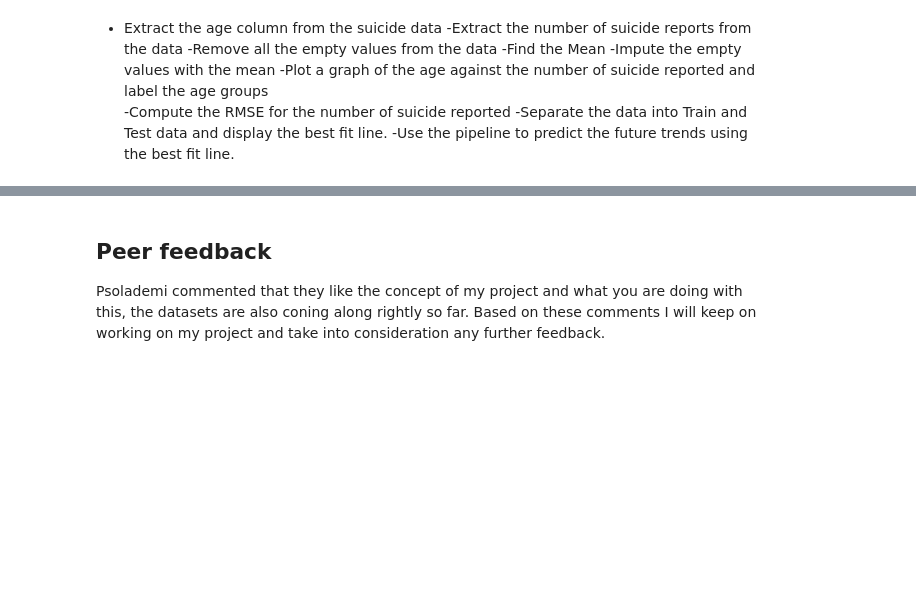
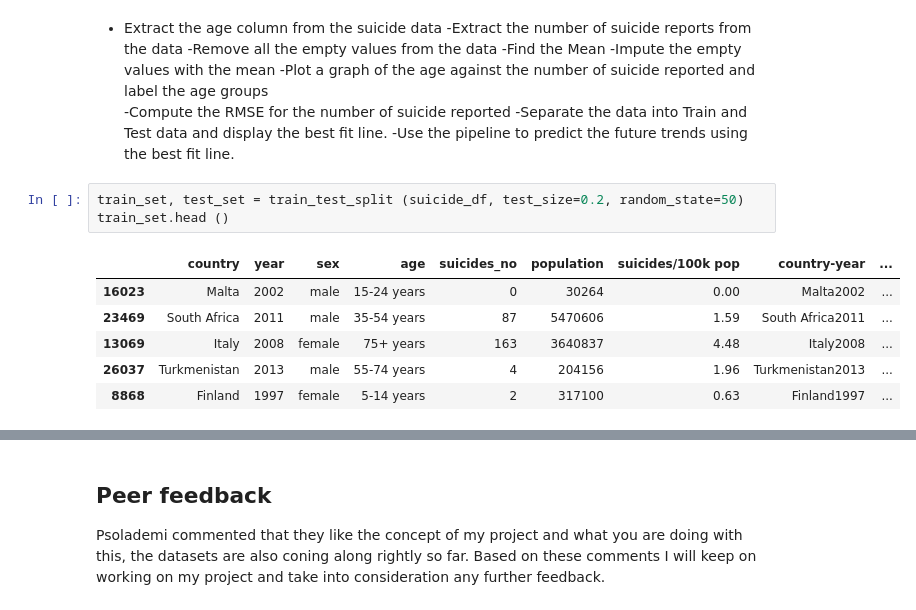
Before and after one commit to IT4063C-Fall23/final-project-zeddy180, a Jupyter notebook: source.ipynb, the cells around one changed output, grey strips where cells are left out. Drawn from its saved outputs; the diff is of its cells as text; blank space fills up the shorter version.

```diff
--- a/source.ipynb
+++ b/source.ipynb
@@ -284,3 +394,13 @@ To deal with these challenges, I consider using active-learning, which may inclu
 -Compute the RMSE for the number of suicide reported
 -Separate the data into Train and Test data and display the best fit line.
 -Use the pipeline to predict the future trends using the best fit line.
+# %%
+train_set, test_set = train_test_split (suicide_df, test_size=0.2, random_state=50)
+train_set.head ()
+# %% [output]
+|  | country | year | sex | age | suicides_no | population | suicides/100k pop | country-year | ... |
+| 16023 | Malta | 2002 | male | 15-24 years | 0 | 30264 | 0.00 | Malta2002 | ... |
+| 23469 | South Africa | 2011 | male | 35-54 years | 87 | 5470606 | 1.59 | South Africa2011 | ... |
+| 13069 | Italy | 2008 | female | 75+ years | 163 | 3640837 | 4.48 | Italy2008 | ... |
+| 26037 | Turkmenistan | 2013 | male | 55-74 years | 4 | 204156 | 1.96 | Turkmenistan2013 | ... |
+| 8868 | Finland | 1997 | female | 5-14 years | 2 | 317100 | 0.63 | Finland1997 | ... |
```
Also changed, not shown: parts of 17 cells of this notebook, 3 other files.
